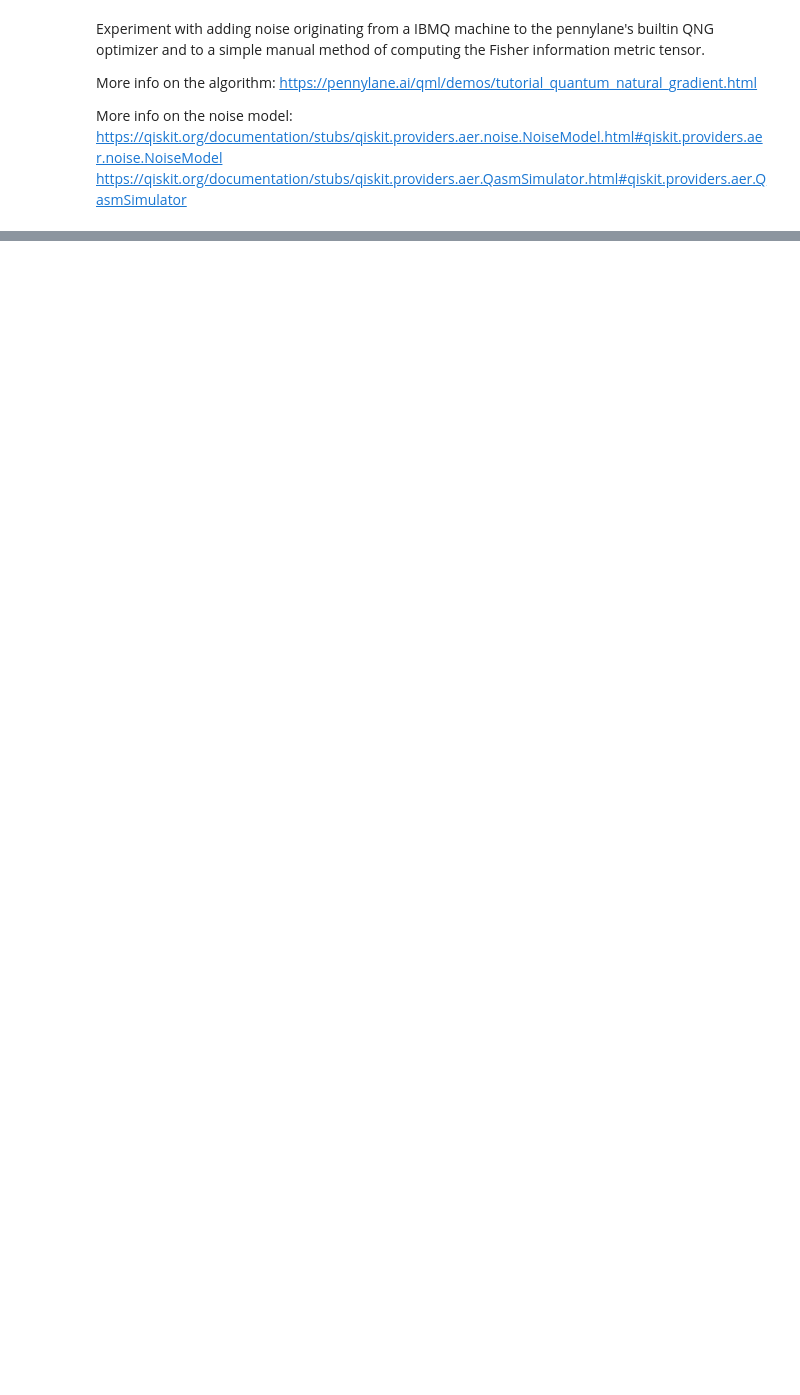
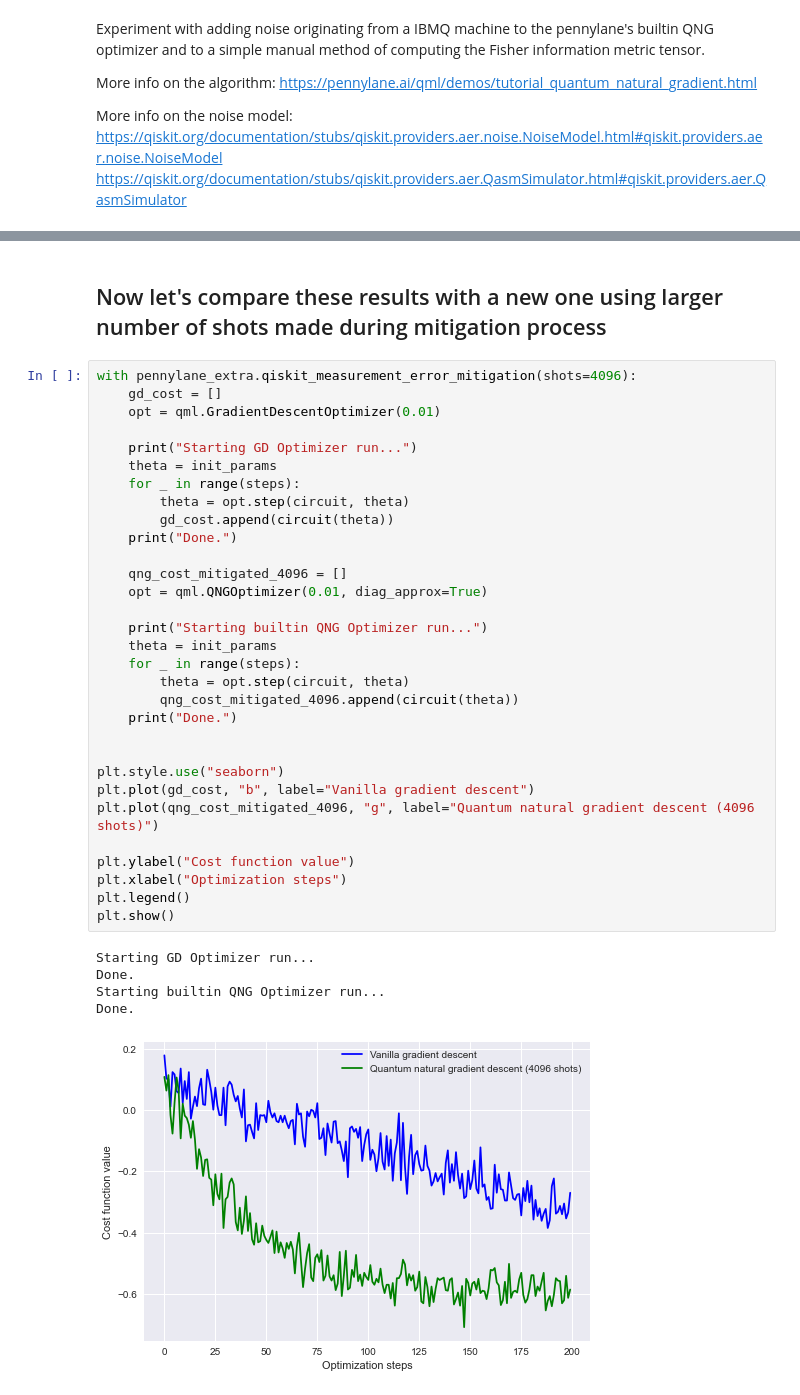
Before and after one commit to pwegrzyn/pennylane-extra, a Jupyter notebook: examples/qng_with_noise_demo.ipynb, the cells around one changed output, grey strips where cells are left out. Cells and saved outputs as stored; diff of their text form; blank space fills up the shorter version.

```diff
--- a/examples/qng_with_noise_demo.ipynb
+++ b/examples/qng_with_noise_demo.ipynb
@@ -278,0 +279,39 @@ plt.show()
+# %% [markdown]
+## Now let's compare these results with a new one using larger number of shots made during mitigation process
+# %%
+with pennylane_extra.qiskit_measurement_error_mitigation(shots=4096):
+    gd_cost = []
+    opt = qml.GradientDescentOptimizer(0.01)
+
+    print("Starting GD Optimizer run...")
+    theta = init_params
+    for _ in range(steps):
+        theta = opt.step(circuit, theta)
+        gd_cost.append(circuit(theta))
+    print("Done.")
+
+    qng_cost_mitigated_4096 = []
+    opt = qml.QNGOptimizer(0.01, diag_approx=True)
+
+    print("Starting builtin QNG Optimizer run...")
+    theta = init_params
+    for _ in range(steps):
+        theta = opt.step(circuit, theta)
+        qng_cost_mitigated_4096.append(circuit(theta))
+    print("Done.")
+
+
+plt.style.use("seaborn")
+plt.plot(gd_cost, "b", label="Vanilla gradient descent")
+plt.plot(qng_cost_mitigated_4096, "g", label="Quantum natural gradient descent (4096 shots)")
+
+plt.ylabel("Cost function value")
+plt.xlabel("Optimization steps")
+plt.legend()
+plt.show()
+# %% [output]
+Starting GD Optimizer run...
+Done.
+Starting builtin QNG Optimizer run...
+Done.
+[figure, added]
```
Also changed, not shown: parts of 16 cells of this notebook, 1 other file.
